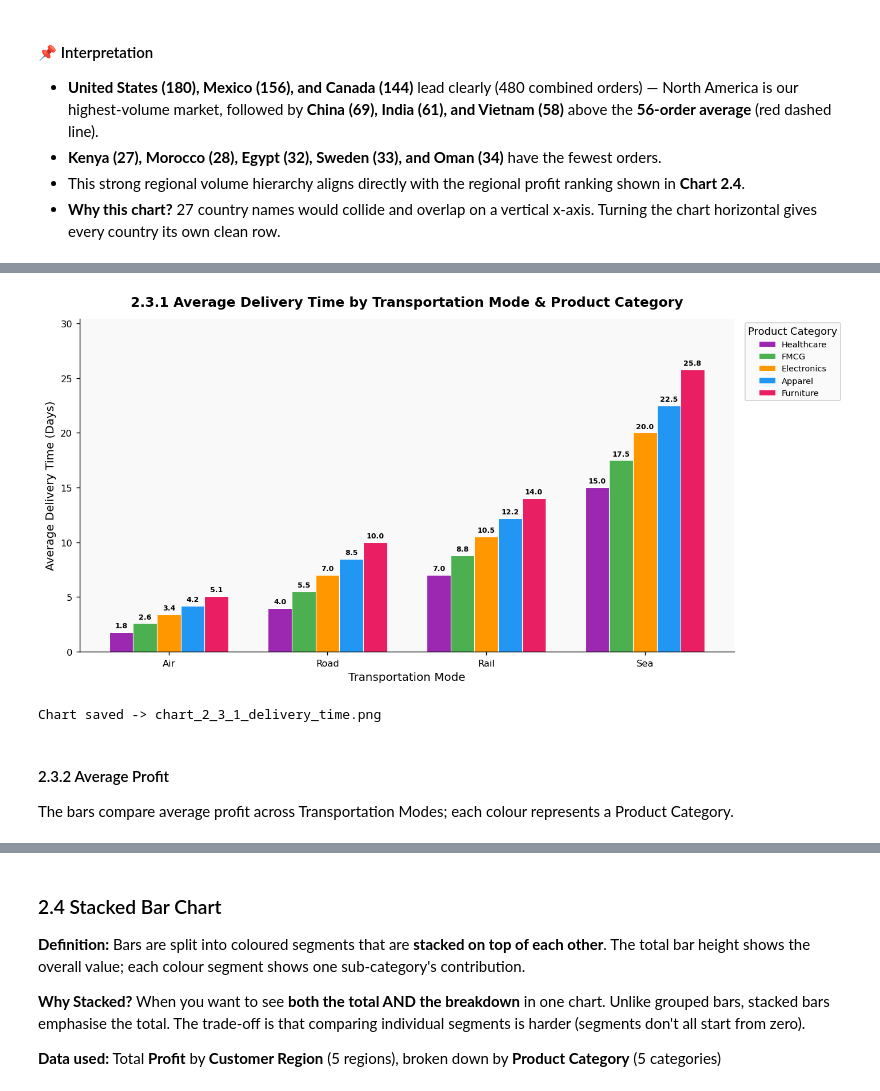
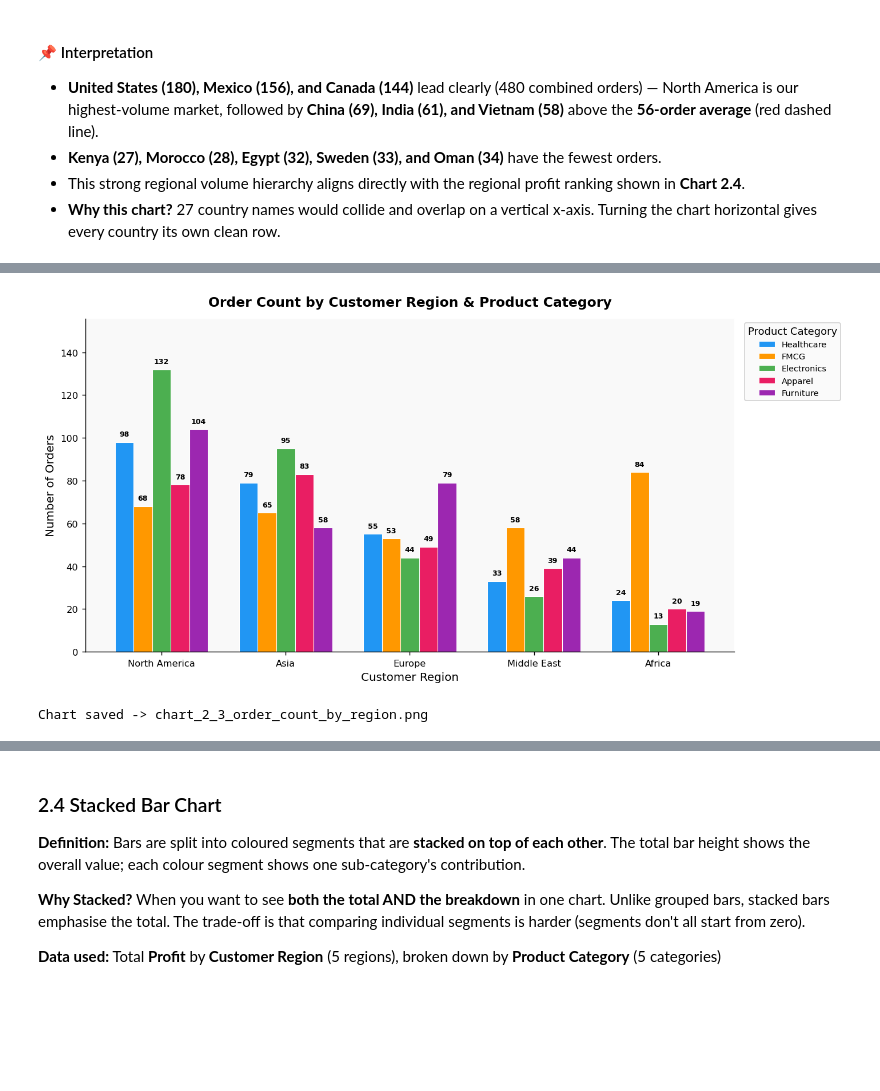
Before and after one commit to Tayyab1805/Project---Data-Viz, a Jupyter notebook: DataVisualization_SupplyChain.ipynb, the cells around one changed output, grey strips where cells are left out. Drawn from its saved outputs; the diff is of its cells as text; code cells hidden in the pictures; blank space fills up the shorter version.

```diff
--- a/DataVisualization_SupplyChain.ipynb
+++ b/DataVisualization_SupplyChain.ipynb
@@ -294,40 +290,42 @@ The bars compare average delivery time across Transportation Modes; each colour
 # %%
-# ---- 2.3.1: Average Delivery Time ----
-modes = ["Air", "Road", "Rail", "Sea"]
-categories = ["Healthcare", "FMCG", "Electronics", "Apparel", "Furniture"]
-cat_colors = {c: PALETTE[i] for i, c in enumerate(["Apparel", "Electronics", "FMCG", "Furniture", "Healthcare"])}
-grp = df.groupby(["Transportation Mode", "Product Category"])["Delivery Time Days"].mean().round(1).reset_index()
-x = np.arange(len(modes))
+# Aggregate order counts by region and product category
+group_column = 'Customer Region'
+subgroup_column = 'Product Category'
+groups = ['North America', 'Asia', 'Europe', 'Middle East', 'Africa']
+subgroups = ['Healthcare', 'FMCG', 'Electronics', 'Apparel', 'Furniture']
+metric_column = 'Order Count'
+grp = df.groupby([group_column, subgroup_column])['Order ID'].count().reset_index(name=metric_column)
+colors = {name: PALETTE[i % len(PALETTE)] for i, name in enumerate(subgroups)}
+x = np.arange(len(groups))
 width = 0.15
-offsets = np.linspace(-(len(categories)-1)/2 * width, (len(categories)-1)/2 * width, len(categories))
+offsets = np.linspace(-(len(subgroups)-1)/2 * width, (len(subgroups)-1)/2 * width, len(subgroups))
 
 fig, ax = plt.subplots(figsize=(11, 5.5))
-for cat, offset in zip(categories, offsets):
-    vals = [
-        grp.loc[(grp["Transportation Mode"] == m) &
-                (grp["Product Category"] == cat), "Delivery Time Days"].mean()
-        for m in modes
-    ]
-    bars = ax.bar(x + offset, vals, width, label=cat, color=cat_colors[cat],
+for subgroup, offset in zip(subgroups, offsets):
+    vals = []
+    for group in groups:
+        matching = grp.loc[
+            (grp[group_column] == group) & (grp[subgroup_column] == subgroup),
+            metric_column
+        ]
+        vals.append(float(matching.iloc[0]) if not matching.empty else 0)
+    bars = ax.bar(x + offset, vals, width, label=subgroup, color=colors[subgroup],
                   edgecolor="white", linewidth=0.6)
     for bar, val in zip(bars, vals):
-        ax.text(bar.get_x()+bar.get_width()/2, bar.get_height()+0.25,
-                f"{val:.1f}", ha="center", va="bottom", fontsize=7, fontweight="bold")
+        ax.text(bar.get_x()+bar.get_width()/2, bar.get_height()+max(grp[metric_column].max()*0.015, 0.1),
+                f"{int(val)}", ha="center", va="bottom", fontsize=7, fontweight="bold")
 
-ax.set_title("2.3.1 Average Delivery Time by Transportation Mode & Product Category", pad=12)
-ax.set_xlabel("Transportation Mode")
-ax.set_ylabel("Average Delivery Time (Days)")
+ax.set_title("Order Count by Customer Region & Product Category", pad=12)
+ax.set_xlabel('Customer Region')
+ax.set_ylabel('Number of Orders')
 ax.set_xticks(x)
-ax.set_xticklabels(modes)
-ax.legend(title="Product Category", bbox_to_anchor=(1.01, 1), loc="upper left", fontsize=8)
-ax.set_ylim(0, grp["Delivery Time Days"].max()*1.18)
+ax.set_xticklabels(groups)
+ax.legend(title='Product Category', bbox_to_anchor=(1.01, 1), loc="upper left", fontsize=8)
+ax.set_ylim(0, grp[metric_column].max()*1.18)
 plt.tight_layout()
-plt.savefig("chart_2_3_1_delivery_time.png", dpi=150, bbox_inches="tight")
+plt.savefig('chart_2_3_order_count_by_region.png', dpi=150, bbox_inches="tight")
 plt.show()
-print("Chart saved -> chart_2_3_1_delivery_time.png")
+print("Chart saved -> chart_2_3_order_count_by_region.png")
 # %% [output]
-[figure, old version]
+[figure, new version]
-Chart saved -> chart_2_3_1_delivery_time.png
+Chart saved -> chart_2_3_order_count_by_region.png
-# %% [markdown]
-#### 2.3.2 Average Profit
-The bars compare average profit across Transportation Modes; each colour represents a Product Category.
```
Also changed, not shown: parts of 43 cells of this notebook, 21 other files.
